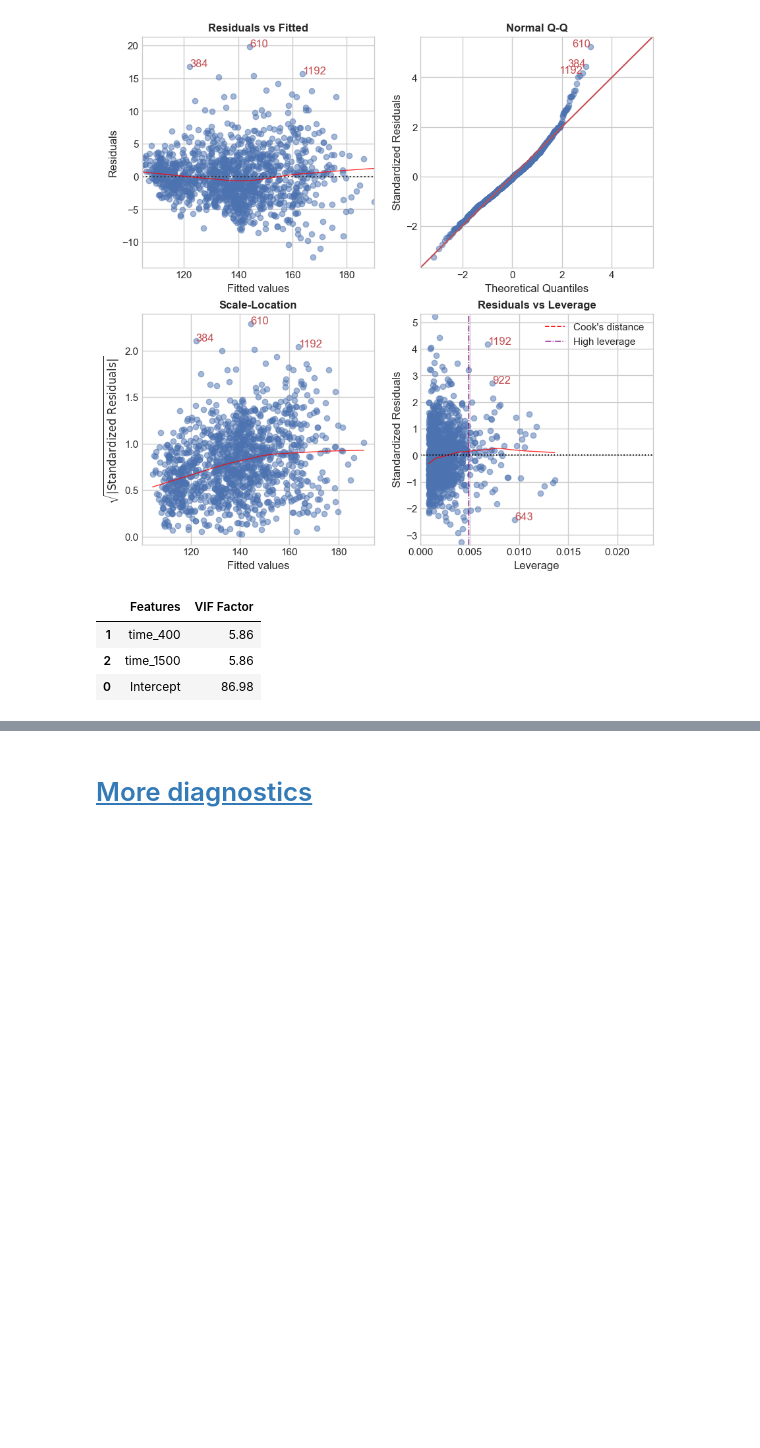
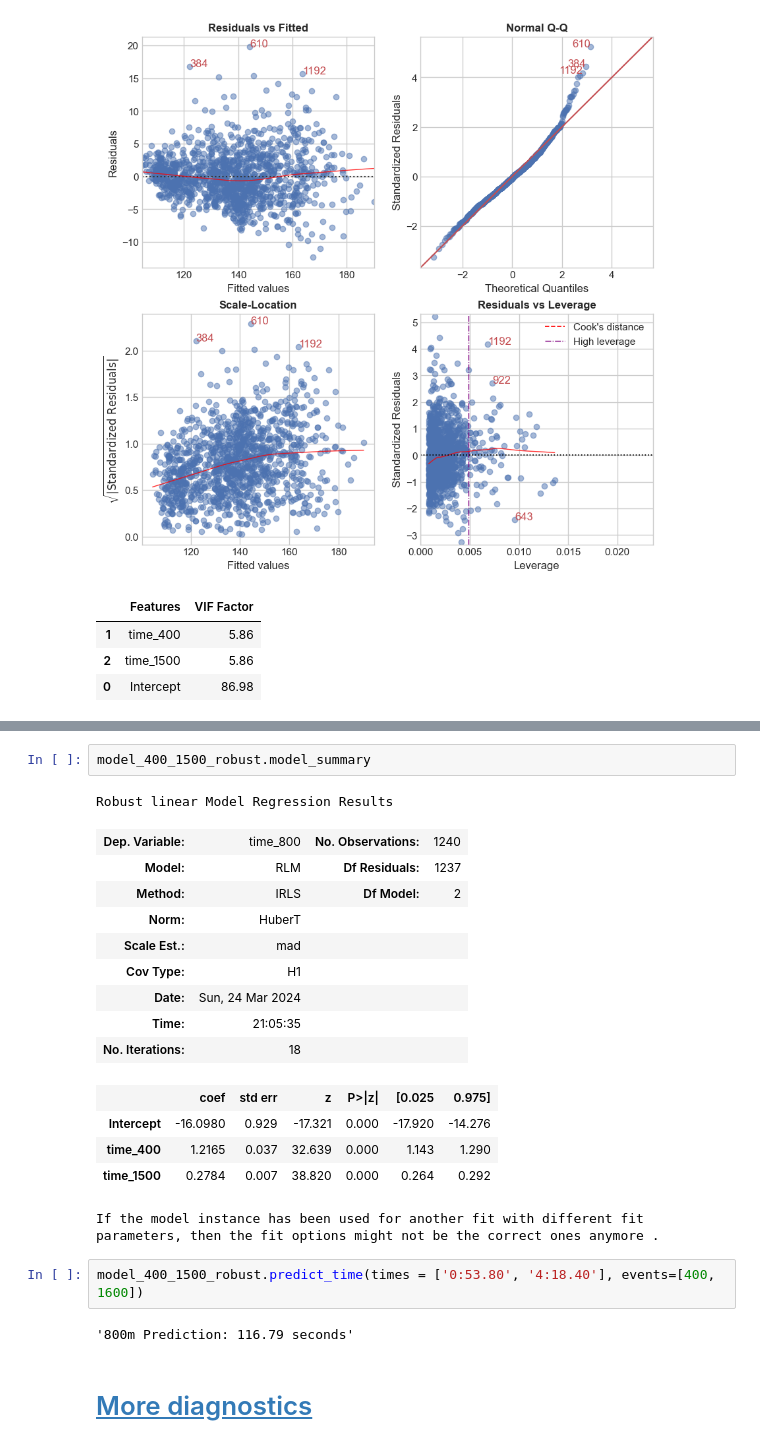
Before and after one commit to mitchellggreenhalgh/mid-distance-webscrapers, a Jupyter notebook: mid_distance_race_performances.ipynb, the cells around one changed output, grey strips where cells are left out. Saved outputs shown, nothing was run; the diff lists cells and outputs as text; blank space fills up the shorter version.

```diff
--- a/mid_distance_race_performances.ipynb
+++ b/mid_distance_race_performances.ipynb
@@ -467,2 +499,24 @@ model_400_1500.predict_time(times = ['0:53.80', '4:18.40'], events=[400, 1600])
+# %%
+model_400_1500_robust.model_summary
+# %% [output]
+Robust linear Model Regression Results
+| Dep. Variable: | time_800 | No. Observations: | 1240 |
+| Model: | RLM | Df Residuals: | 1237 |
+| Method: | IRLS | Df Model: | 2 |
+| Norm: | HuberT |  |  |
+| Scale Est.: | mad |  |  |
+| Cov Type: | H1 |  |  |
+| Date: | Sun, 24 Mar 2024 |  |  |
+| Time: | 21:05:35 |  |  |
+| No. Iterations: | 18 |  |  |
+|  | coef | std err | z | P>|z| | [0.025 | 0.975] |
+| Intercept | -16.0980 | 0.929 | -17.321 | 0.000 | -17.920 | -14.276 |
+| time_400 | 1.2165 | 0.037 | 32.639 | 0.000 | 1.143 | 1.290 |
+| time_1500 | 0.2784 | 0.007 | 38.820 | 0.000 | 0.264 | 0.292 |
+If the model instance has been used for another fit with different fit parameters, then the fit options might not be the correct ones anymore .
+# %%
+model_400_1500_robust.predict_time(times = ['0:53.80', '4:18.40'], events=[400, 1600])
+# %% [output]
+'800m Prediction: 116.79 seconds'
 # %% [markdown]
 # [More diagnostics](https://www.statsmodels.org/dev/examples/notebooks/generated/regression_diagnostics.html)
```
Also changed, not shown: parts of 9 cells of this notebook, 1 other file.
